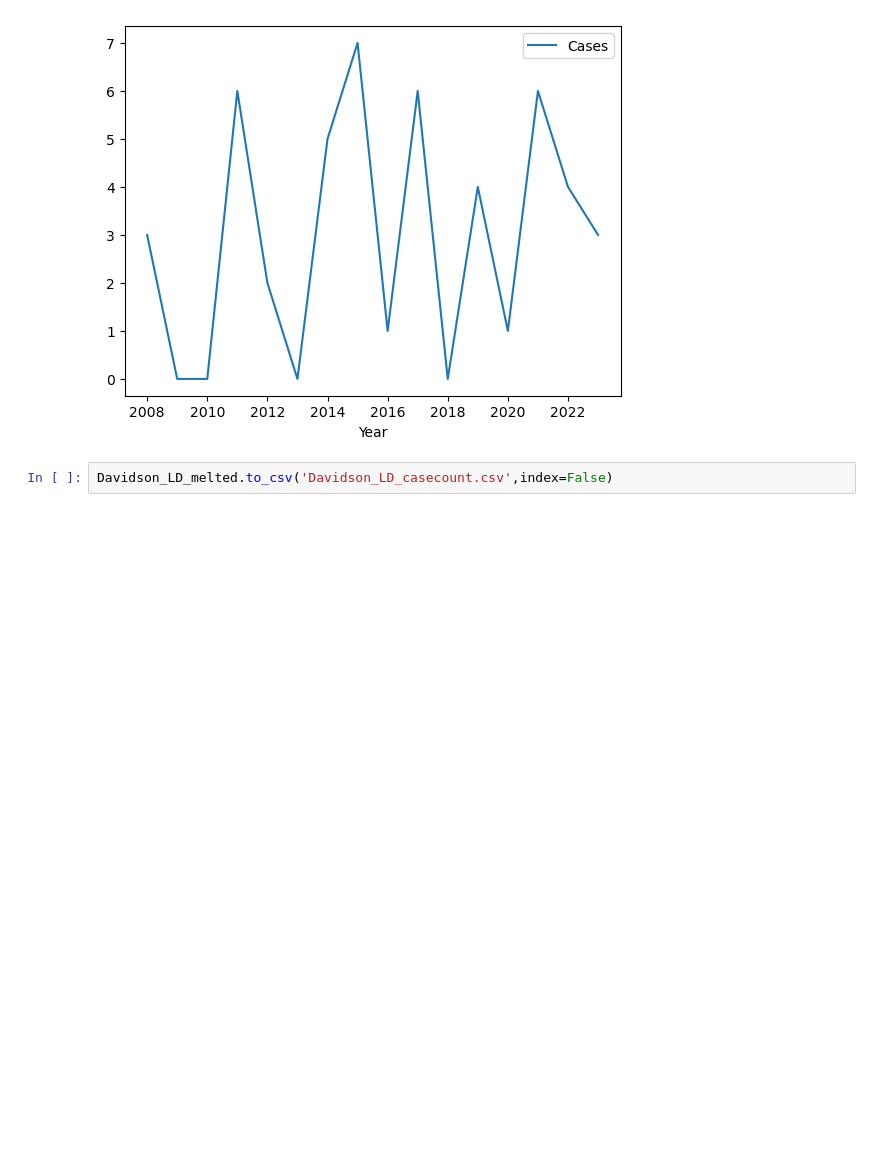
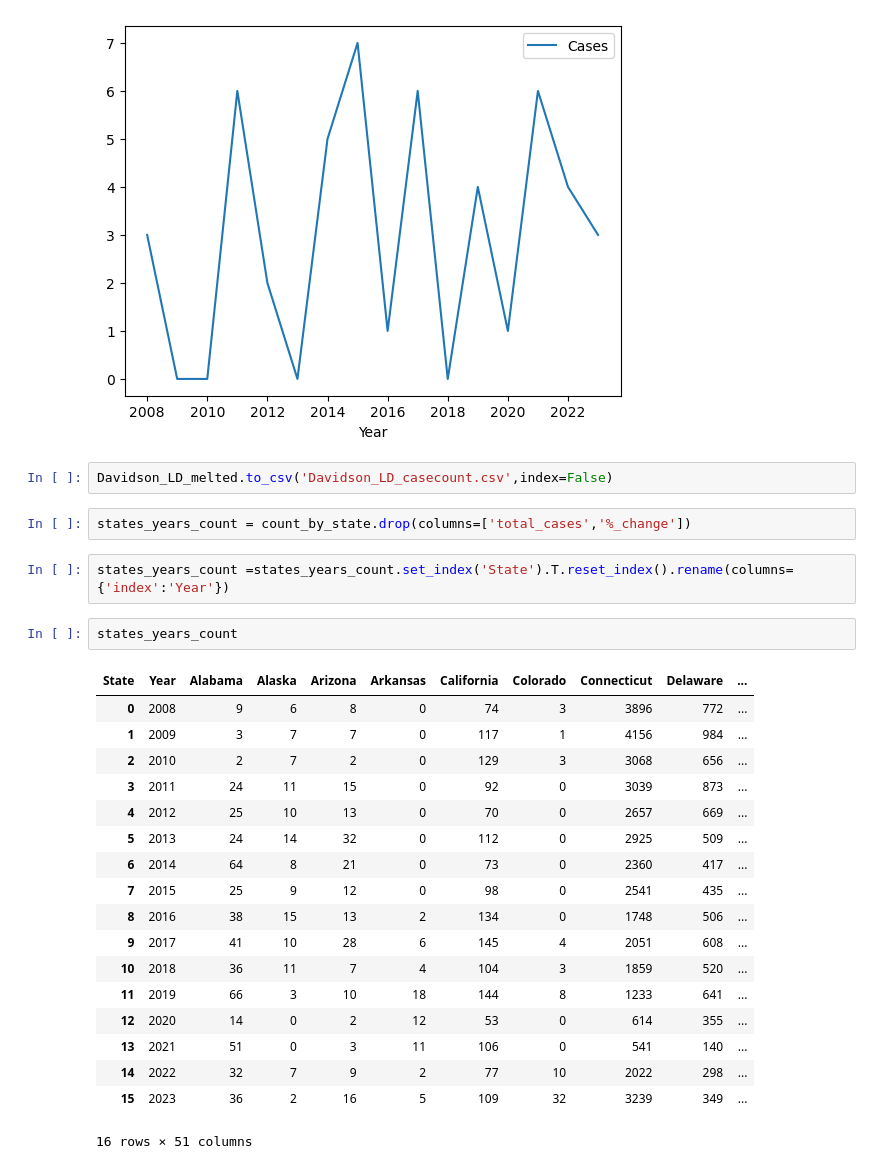
Before and after one commit to dzapata915/Lyme_Disease, a Jupyter notebook: Lyme_Disease.ipynb, the cells around one changed output. Drawn from its saved outputs; the diff is of its cells as text; blank space fills up the shorter version.

```diff
--- a/Lyme_Disease.ipynb
+++ b/Lyme_Disease.ipynb
@@ -375,3 +375,28 @@ Davidson_LD_melted.plot(kind='line',x='Year',y='Cases')
 [figure]
 # %%
 Davidson_LD_melted.to_csv('Davidson_LD_casecount.csv',index=False)
+# %%
+states_years_count = count_by_state.drop(columns=['total_cases','%_change'])
+# %%
+states_years_count =states_years_count.set_index('State').T.reset_index().rename(columns={'index':'Year'})
+# %%
+states_years_count
+# %% [output]
+| State | Year | Alabama | Alaska | Arizona | Arkansas | California | Colorado | Connecticut | Delaware | ... |
+| 0 | 2008 | 9 | 6 | 8 | 0 | 74 | 3 | 3896 | 772 | ... |
+| 1 | 2009 | 3 | 7 | 7 | 0 | 117 | 1 | 4156 | 984 | ... |
+| 2 | 2010 | 2 | 7 | 2 | 0 | 129 | 3 | 3068 | 656 | ... |
+| 3 | 2011 | 24 | 11 | 15 | 0 | 92 | 0 | 3039 | 873 | ... |
+| 4 | 2012 | 25 | 10 | 13 | 0 | 70 | 0 | 2657 | 669 | ... |
+| 5 | 2013 | 24 | 14 | 32 | 0 | 112 | 0 | 2925 | 509 | ... |
+| 6 | 2014 | 64 | 8 | 21 | 0 | 73 | 0 | 2360 | 417 | ... |
+| 7 | 2015 | 25 | 9 | 12 | 0 | 98 | 0 | 2541 | 435 | ... |
+| 8 | 2016 | 38 | 15 | 13 | 2 | 134 | 0 | 1748 | 506 | ... |
+| 9 | 2017 | 41 | 10 | 28 | 6 | 145 | 4 | 2051 | 608 | ... |
+| 10 | 2018 | 36 | 11 | 7 | 4 | 104 | 3 | 1859 | 520 | ... |
+| 11 | 2019 | 66 | 3 | 10 | 18 | 144 | 8 | 1233 | 641 | ... |
+| 12 | 2020 | 14 | 0 | 2 | 12 | 53 | 0 | 614 | 355 | ... |
+| 13 | 2021 | 51 | 0 | 3 | 11 | 106 | 0 | 541 | 140 | ... |
+| 14 | 2022 | 32 | 7 | 9 | 2 | 77 | 10 | 2022 | 298 | ... |
+| 15 | 2023 | 36 | 2 | 16 | 5 | 109 | 32 | 3239 | 349 | ... |
+16 rows × 51 columns
```
Also changed, not shown: parts of 3 cells of this notebook, 3 other files.
